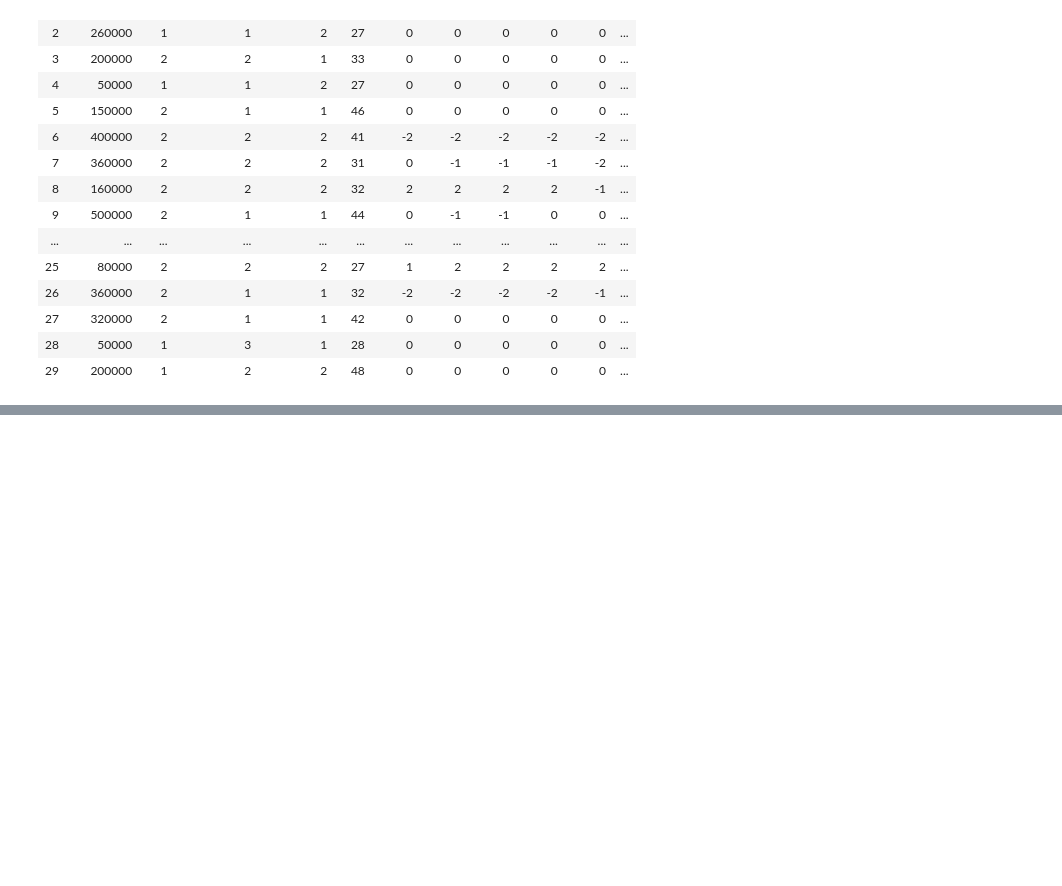
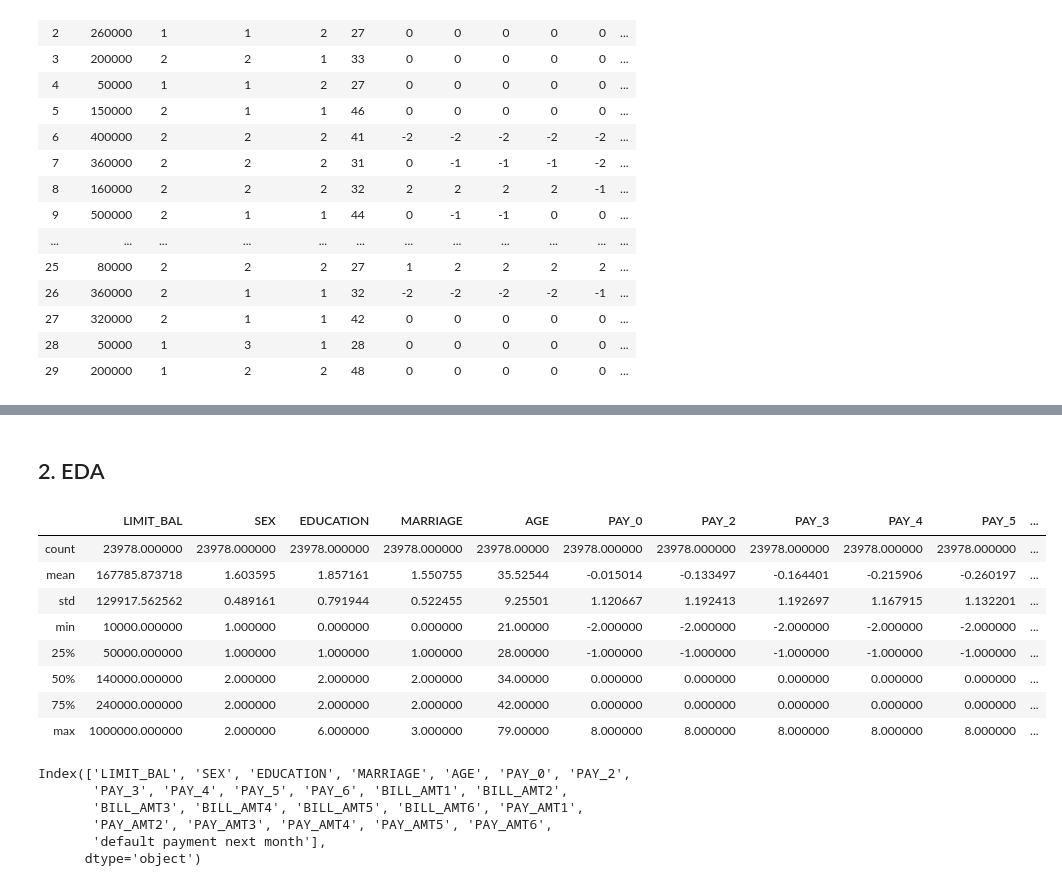
Before and after one commit to jmcneilkeller/Taiwanese_Credit_Card_Defaul, a Jupyter notebook: Taiwan_Repaired.ipynb, the cells around one changed output, grey strips where cells are left out. Cells and saved outputs as stored; diff of their text form; code cells hidden in the pictures; blank space fills up the shorter version.

```diff
--- a/Taiwan_Repaired.ipynb
+++ b/Taiwan_Repaired.ipynb
@@ -199,0 +285,23 @@ df.head(30)
+# %% [markdown]
+## 2. EDA
+# %%
+df.describe()
+# %% [output]
+|  | LIMIT_BAL | SEX | EDUCATION | MARRIAGE | AGE | PAY_0 | PAY_2 | PAY_3 | PAY_4 | PAY_5 | ... |
+| count | 23978.000000 | 23978.000000 | 23978.000000 | 23978.000000 | 23978.00000 | 23978.000000 | 23978.000000 | 23978.000000 | 23978.000000 | 23978.000000 | ... |
+| mean | 167785.873718 | 1.603595 | 1.857161 | 1.550755 | 35.52544 | -0.015014 | -0.133497 | -0.164401 | -0.215906 | -0.260197 | ... |
+| std | 129917.562562 | 0.489161 | 0.791944 | 0.522455 | 9.25501 | 1.120667 | 1.192413 | 1.192697 | 1.167915 | 1.132201 | ... |
+| min | 10000.000000 | 1.000000 | 0.000000 | 0.000000 | 21.00000 | -2.000000 | -2.000000 | -2.000000 | -2.000000 | -2.000000 | ... |
+| 25% | 50000.000000 | 1.000000 | 1.000000 | 1.000000 | 28.00000 | -1.000000 | -1.000000 | -1.000000 | -1.000000 | -1.000000 | ... |
+| 50% | 140000.000000 | 2.000000 | 2.000000 | 2.000000 | 34.00000 | 0.000000 | 0.000000 | 0.000000 | 0.000000 | 0.000000 | ... |
+| 75% | 240000.000000 | 2.000000 | 2.000000 | 2.000000 | 42.00000 | 0.000000 | 0.000000 | 0.000000 | 0.000000 | 0.000000 | ... |
+| max | 1000000.000000 | 2.000000 | 6.000000 | 3.000000 | 79.00000 | 8.000000 | 8.000000 | 8.000000 | 8.000000 | 8.000000 | ... |
+# %%
+df.columns
+# %% [output]
+Index(['LIMIT_BAL', 'SEX', 'EDUCATION', 'MARRIAGE', 'AGE', 'PAY_0', 'PAY_2',
+       'PAY_3', 'PAY_4', 'PAY_5', 'PAY_6', 'BILL_AMT1', 'BILL_AMT2',
+       'BILL_AMT3', 'BILL_AMT4', 'BILL_AMT5', 'BILL_AMT6', 'PAY_AMT1',
+       'PAY_AMT2', 'PAY_AMT3', 'PAY_AMT4', 'PAY_AMT5', 'PAY_AMT6',
+       'default payment next month'],
+      dtype='object')
```
Also changed, not shown: parts of 13 cells of this notebook, 1 other file.
